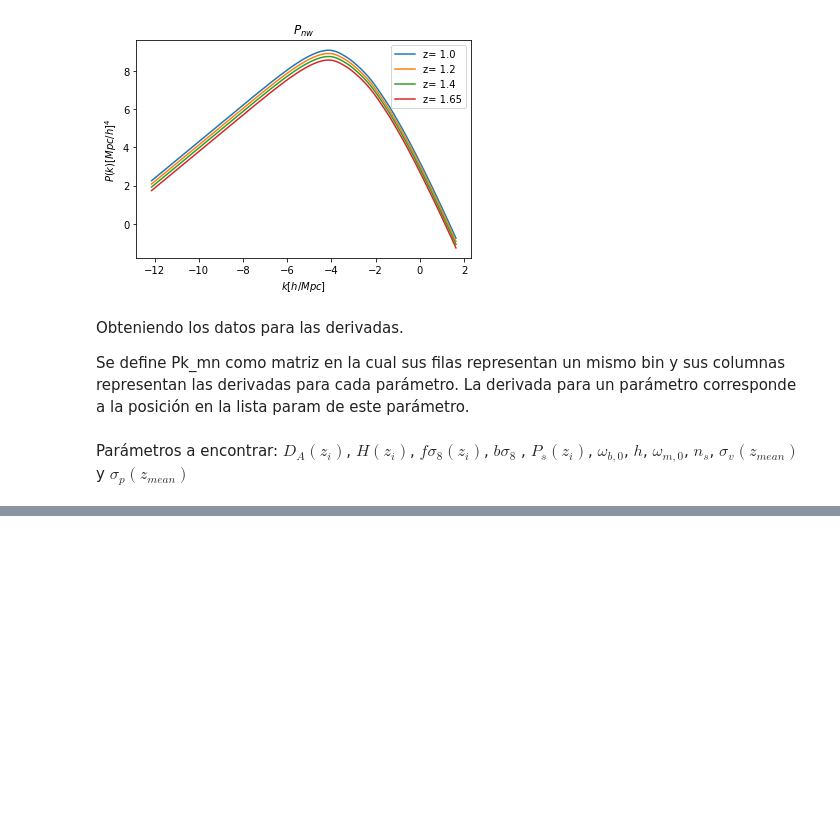
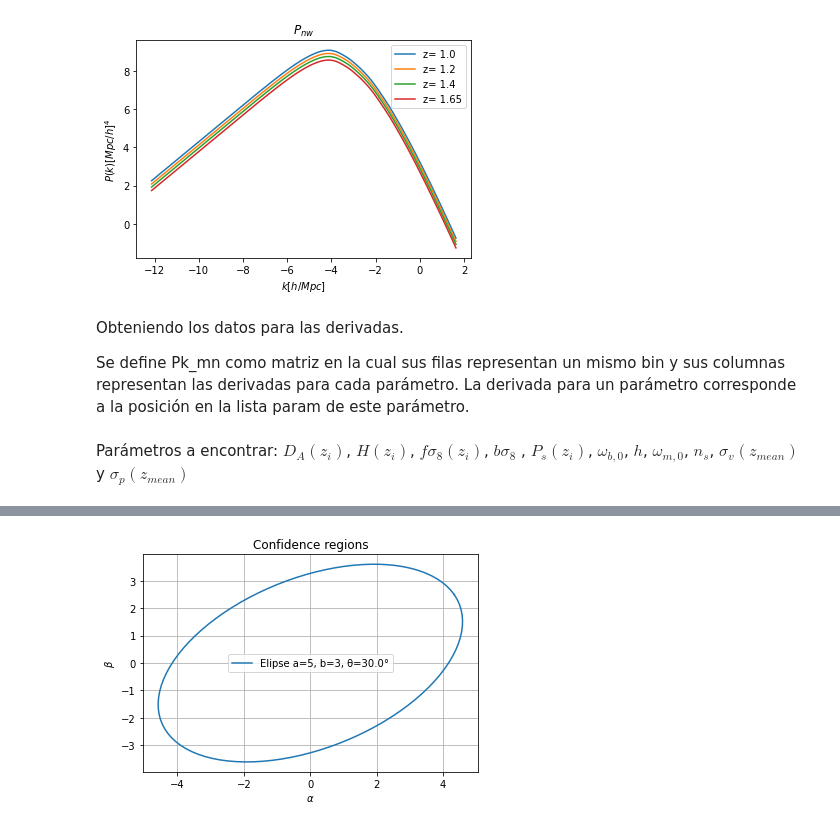
Before and after one commit to antoniacisternas/Forecast-validation-for-Euclid., a Jupyter notebook: Fisher_matrix.ipynb, the cells around one changed output, grey strips where cells are left out. Saved outputs shown, nothing was run; the diff lists cells and outputs as text; code cells hidden in the pictures; blank space fills up the shorter version.

Commit message:
Obteniendo matriz de covarianza y graficando intervalos de confianza

```diff
--- a/Fisher_matrix.ipynb
+++ b/Fisher_matrix.ipynb
@@ -565,6 +551,6 @@ Resultado de la integral doble para el bin 0: nan
 # %%
-# Pruebas
-# a = 'sv'
-# b = 'sv'
-# result = double_integral(func_to_integrate, x_range, y_range, num_intervals_x, num_intervals_y, z_i[0], a, b)
-# print("Resultado de la integral doble para el bin 0:", result)
+#Pruebas
+a = 'sv'
+b = 'sv'
+result = double_integral(func_to_integrate, x_range, y_range, num_intervals_x, num_intervals_y, z_i[0], a, b)
+print("Resultado de la integral doble para el bin 0:", result)
@@ -620,0 +615,29 @@ print(C)
+# %%
+def plot_ellipse(a, b, phi):
+    t = np.linspace(0, 2 * np.pi, 100)
+
+    x = a * np.cos(t)
+    y = b * np.sin(t)
+
+    #rotación
+    x_rot = x * np.cos(phi) - y * np.sin(phi)
+    y_rot = x * np.sin(phi) + y * np.cos(phi)
+    fig, ax = plt.subplots()
+
+    # Graficar la elipse
+    ax.plot(x_rot, y_rot, label=f'Elipse a={round(a, 2)}, b={round(b, 2)}, θ={np.degrees(phi):.1f}°')
+
+    plt.legend()
+    plt.title('Confidence regions')
+    plt.xlabel(r'$\alpha$')
+    plt.ylabel(r'$\beta$')
+    plt.grid(True)
+    plt.show()
+
+# Parámetros de la elipse
+a = 5        # Eje semi mayor
+b = 3      # Eje semi menor
+phi = np.radians(30)  # Ángulo de inclinación
+plot_ellipse(a, b, phi)
+# %% [output]
+[figure, added]
```
Also changed, not shown: parts of 11 cells of this notebook.
